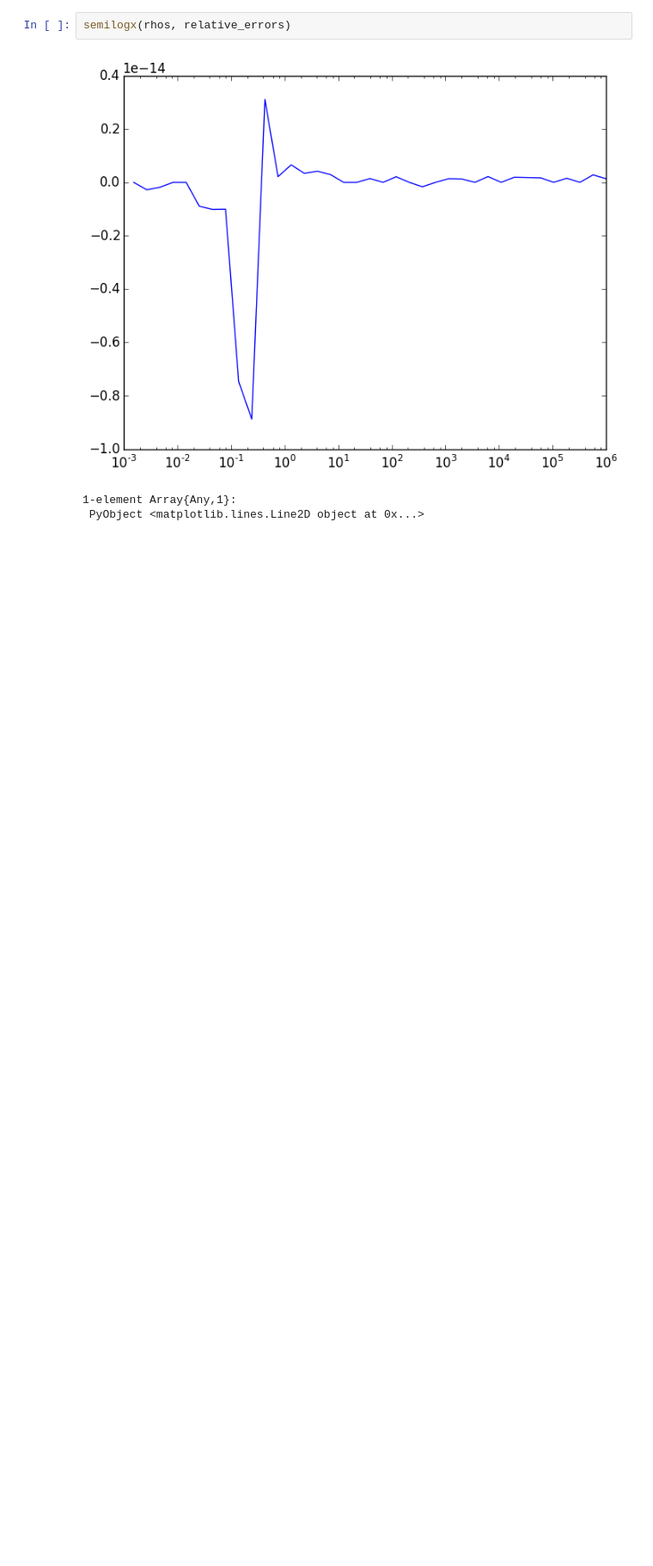
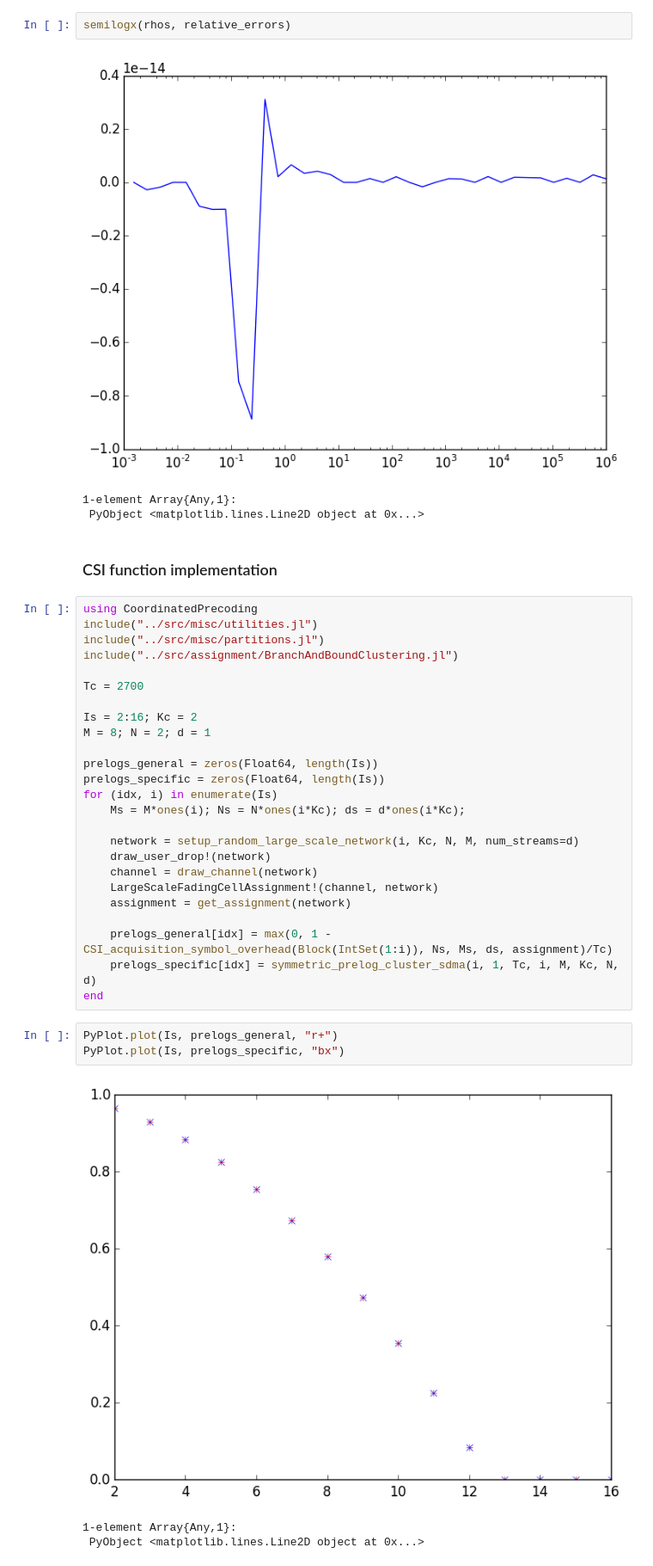
Before and after one commit to rasmusbrandt/DistributedBaseStationClustering.jl, a Jupyter notebook: support/validation.ipynb, the cells around one changed output. Shown at 86% size. Saved outputs shown, nothing was run; the diff lists cells and outputs as text; blank space fills up the shorter version.

Commit message:
Add CSI acquisition validation to ipynb support.

```diff
--- a/support/expint_validation.ipynb
+++ b/support/validation.ipynb
@@ -39,3 +41,37 @@ semilogx(rhos, relative_errors)
 [figure]
 1-element Array{Any,1}:
  PyObject <matplotlib.lines.Line2D object at 0x...>
+# %% [markdown]
+### CSI function implementation
+# %%
+using CoordinatedPrecoding
+include("../src/misc/utilities.jl")
+include("../src/misc/partitions.jl")
+include("../src/assignment/BranchAndBoundClustering.jl")
+
+Tc = 2700
+
+Is = 2:16; Kc = 2
+M = 8; N = 2; d = 1
+
+prelogs_general = zeros(Float64, length(Is))
+prelogs_specific = zeros(Float64, length(Is))
+for (idx, i) in enumerate(Is)
+    Ms = M*ones(i); Ns = N*ones(i*Kc); ds = d*ones(i*Kc);
+
+    network = setup_random_large_scale_network(i, Kc, N, M, num_streams=d)
+    draw_user_drop!(network)
+    channel = draw_channel(network)
+    LargeScaleFadingCellAssignment!(channel, network)
+    assignment = get_assignment(network)
+
+    prelogs_general[idx] = max(0, 1 - CSI_acquisition_symbol_overhead(Block(IntSet(1:i)), Ns, Ms, ds, assignment)/Tc)
+    prelogs_specific[idx] = symmetric_prelog_cluster_sdma(i, 1, Tc, i, M, Kc, N, d)
+end
+# %%
+PyPlot.plot(Is, prelogs_general, "r+")
+PyPlot.plot(Is, prelogs_specific, "bx")
+# %% [output]
+[figure, added]
+1-element Array{Any,1}:
+ PyObject <matplotlib.lines.Line2D object at 0x...>
```
Also changed, not shown: parts of 1 cell of this notebook.
